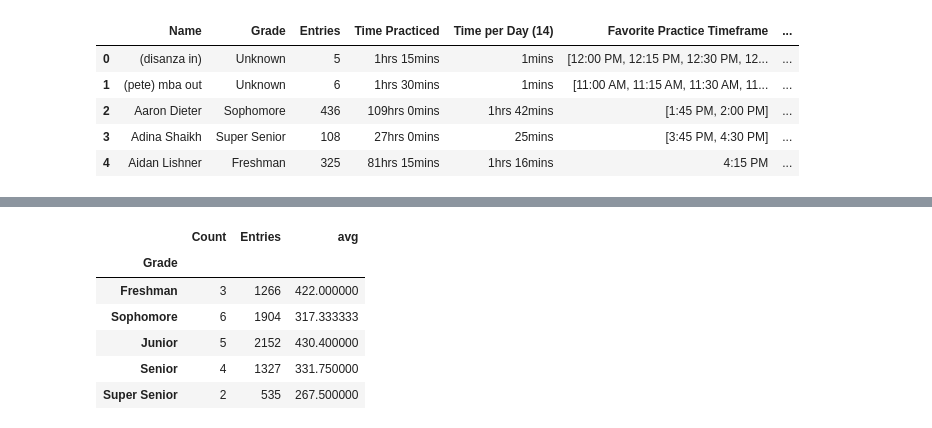
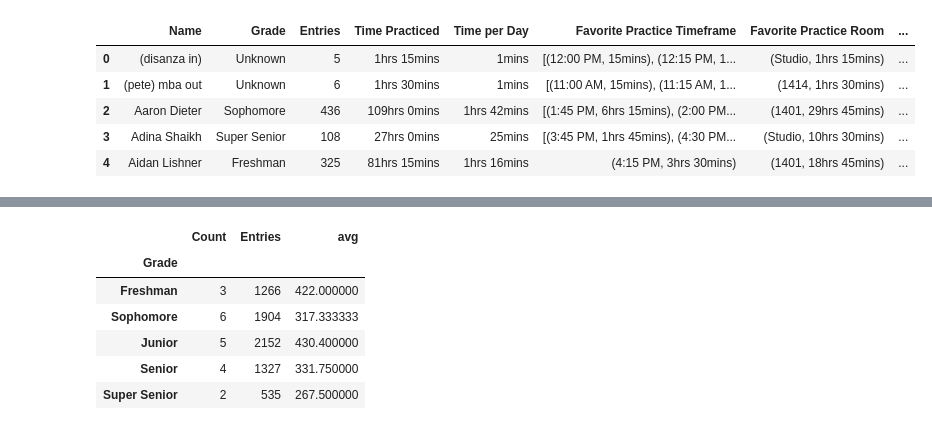
Before and after one commit to amdieter/practice-room-data, a Jupyter notebook: Practice Log.ipynb, the cells around one changed output, grey strips where cells are left out. Saved outputs shown, nothing was run; the diff lists cells and outputs as text; code cells hidden in the pictures.

Commit message:
Add lots of stuff like Most time practiced in a day, as well as writing to the spreadsheet

```diff
--- a/Practice Log.ipynb
+++ b/Practice Log.ipynb
@@ -383,6 +331,14 @@ def entries_to_time(row):
         return str(int(float('.'+hours_mins[1])*60)) + 'mins'
     else:
         return str(hours_mins[0]) + 'hrs ' + str(int(float('.'+hours_mins[1])*60)) + 'mins'
+
+def entries_to_time_reg(entries):
+    hours = entries*15/60
+    hours_mins = str(hours).split('.')
+    if int(hours_mins[0]) == 0:
+        return str(int(float('.'+hours_mins[1])*60)) + 'mins'
+    else:
+        return str(hours_mins[0]) + 'hrs ' + str(int(float('.'+hours_mins[1])*60)) + 'mins'
 # %%
 # entries to time per day (assume 7 days a week)
 def entries_to_time_p_day(row, num_weeks):
@@ -394,16 +350,31 @@ def entries_to_time_p_day(row, num_weeks):
         return str(hours_mins[0]) + 'hrs ' + str(int(float('.'+hours_mins[1])*60)) + 'mins'
 # %%
 # fav function
-# takes a dict and returns key with max entries
+# takes a dict and returns tuple of (key, max entries)
 def fav(row, dict):
     for name, dict_vals in dict.items():
         if name == row['Name']:
             max_val = max(dict_vals.values())
-            keys_with_max = [k for k, v in dict_vals.items() if v == max_val]
+            keys_with_max = [(k, entries_to_time_reg(max_val)) for k, v in dict_vals.items() if v == max_val] # for visual appeal
+            # keys_with_max = [(k, max_val) for k, v in dict_vals.items() if v == max_val] # for computation
             if len(keys_with_max) == 1:
                 return keys_with_max[0]
             return keys_with_max
     return 'N/A'
+# %%
+def convert_datetime(row):
+    entry = row['Most Practicing in a Day']
+    if type(entry) == list:
+        result = []
+        for tup in entry:
+            dt_ob = tup[0]
+            formatted_string = dt_ob.strftime("%m-%d-%Y")
+            result.append((formatted_string,tup[1]))
+    else:
+        dt_ob = row['Most Practicing in a Day'][0]
+        formatted_string = dt_ob.strftime("%m-%d-%Y")
+        result = (formatted_string,row['Most Practicing in a Day'][1])
+    return result
 # %%
 # dataframe with all the stats sorted in alphabetical order by name
 
@@ -421,39 +392,46 @@ entries_by_room_wo_lessons = all_data_summarized['entries_by_room_wo_lessons']
 entries_by_studio = all_data_summarized['entries_by_studio']
 entries_by_other = all_data_summarized['entries_by_other']
 entries_by_day = all_data_summarized['entries_by_day']
+entries_by_person_by_day = all_data_summarized['entries_by_person_by_day']
+entries_by_room_by_person = all_data_summarized['entries_by_room_by_person']
+entries_by_room_by_person_wo_lessons = all_data_summarized['entries_by_room_by_person_wo_lessons']
 
 # s_entries_by_combined = dict(sorted(entries_by_combined.items(), key=lambda ele: ele[0], reverse = False))
 
 name_entries_df = pd.DataFrame.from_dict(entries_by_person, orient="index").reset_index()
 name_entries_df.columns = ['Name','Entries']
 
 # add grade level
 name_grade_df = pd.DataFrame.from_dict(name_grade, orient='index').reset_index()
 name_grade_df.columns = ['Name','Grade']
 
 # merge entries and grade level
 perc_stats = pd.merge(name_grade_df, name_entries_df, on='Name',how='outer')
 
 # fill NaN
 perc_stats.fillna({'Grade': 'Unknown', 'Entries': 0}, inplace=True)
 
 # Time Practiced
 perc_stats['Time Practiced'] = perc_stats.apply(entries_to_time, axis=1)
 
 # Time/Day
-perc_stats['Time per Day (14)'] = perc_stats.apply(entries_to_time_p_day, args = (len(compiled_data["1401"])/7,), axis=1)
+perc_stats['Time per Day'] = perc_stats.apply(entries_to_time_p_day, args = (len(compiled_data["1401"])/7,), axis=1)
 
 # Favorite Practice Timeframe
 perc_stats['Favorite Practice Timeframe'] = perc_stats.apply(fav, args = (entries_by_person_by_time,), axis=1)
 
 # Favorite Practice Room
 perc_stats['Favorite Practice Room'] = perc_stats.apply(fav, args = (entries_by_person_by_room,), axis=1)
 
+perc_stats['Most Practicing in a Day'] = perc_stats.apply(fav, args = (entries_by_person_by_day,), axis=1)
+
+perc_stats['Most Practicing in a Day'] = perc_stats.apply(convert_datetime, axis=1)
+
 perc_stats.head()
 # %% [output]
-|  | Name | Grade | Entries | Time Practiced | Time per Day (14) | Favorite Practice Timeframe | ... |
-| 0 | (disanza in) | Unknown | 5 | 1hrs 15mins | 1mins | [12:00 PM, 12:15 PM, 12:30 PM, 12... | ... |
-| 1 | (pete) mba out | Unknown | 6 | 1hrs 30mins | 1mins | [11:00 AM, 11:15 AM, 11:30 AM, 11... | ... |
-| 2 | Aaron Dieter | Sophomore | 436 | 109hrs 0mins | 1hrs 42mins | [1:45 PM, 2:00 PM] | ... |
-| 3 | Adina Shaikh | Super Senior | 108 | 27hrs 0mins | 25mins | [3:45 PM, 4:30 PM] | ... |
-| 4 | Aidan Lishner | Freshman | 325 | 81hrs 15mins | 1hrs 16mins | 4:15 PM | ... |
+|  | Name | Grade | Entries | Time Practiced | Time per Day | Favorite Practice Timeframe | Favorite Practice Room | ... |
+| 0 | (disanza in) | Unknown | 5 | 1hrs 15mins | 1mins | [(12:00 PM, 15mins), (12:15 PM, 1... | (Studio, 1hrs 15mins) | ... |
+| 1 | (pete) mba out | Unknown | 6 | 1hrs 30mins | 1mins | [(11:00 AM, 15mins), (11:15 AM, 1... | (1414, 1hrs 30mins) | ... |
+| 2 | Aaron Dieter | Sophomore | 436 | 109hrs 0mins | 1hrs 42mins | [(1:45 PM, 6hrs 15mins), (2:00 PM... | (1401, 29hrs 45mins) | ... |
+| 3 | Adina Shaikh | Super Senior | 108 | 27hrs 0mins | 25mins | [(3:45 PM, 1hrs 45mins), (4:30 PM... | (Studio, 10hrs 30mins) | ... |
+| 4 | Aidan Lishner | Freshman | 325 | 81hrs 15mins | 1hrs 16mins | (4:15 PM, 3hrs 30mins) | (1401, 18hrs 45mins) | ... |
```
Also changed, not shown: parts of 19 cells of this notebook.
